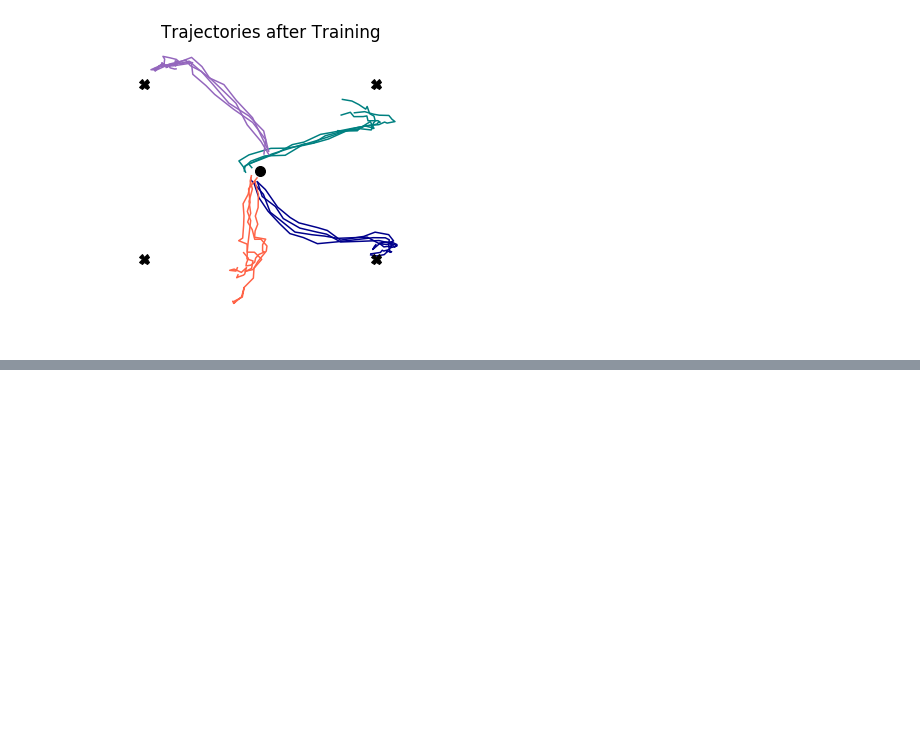
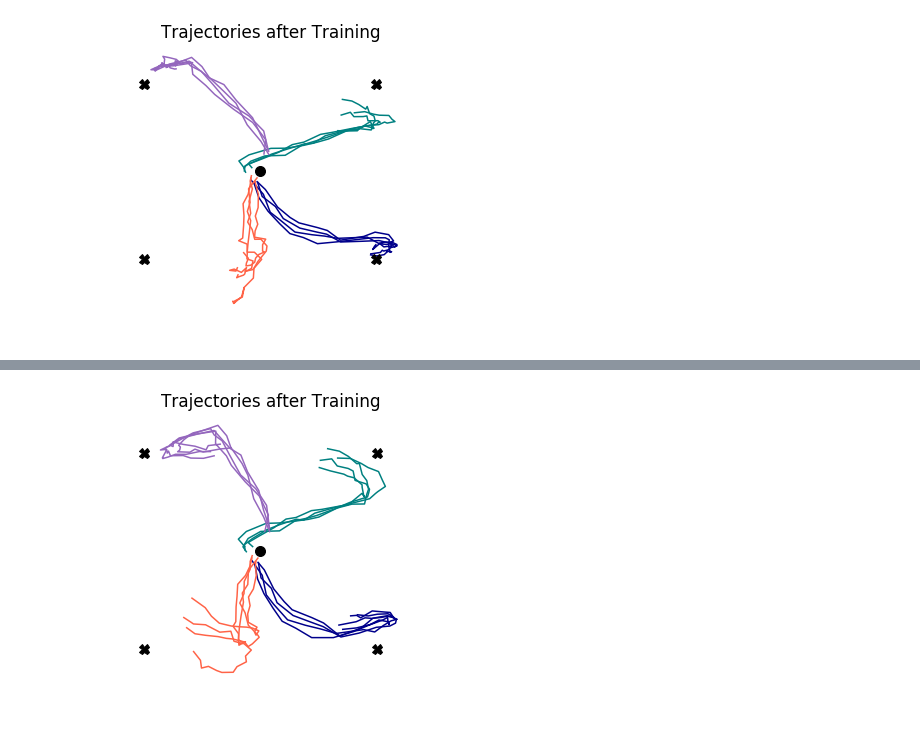
Before and after one commit to jacobfulano/rnn-learning, a Jupyter notebook: examples/Example5-REINFORCE.ipynb, the cells around one changed output, grey strips where cells are left out. Saved outputs shown, nothing was run; the diff lists cells and outputs as text; code cells hidden in the pictures; blank space fills up the shorter version.

```diff
--- a/examples/Example5-REINFORCE.ipynb
+++ b/examples/Example5-REINFORCE.ipynb
@@ -178,0 +208,4 @@ fig = plot_trained_trajectories(sim=sim, tasks=[task1,task2,task3,task4])
+# %%
+fig = plot_trained_trajectories(sim=sim, tasks=[task1,task2,task3,task4])
+# %% [output]
+[figure, added]
```
Also changed, not shown: parts of 7 cells of this notebook, 1 other file.
